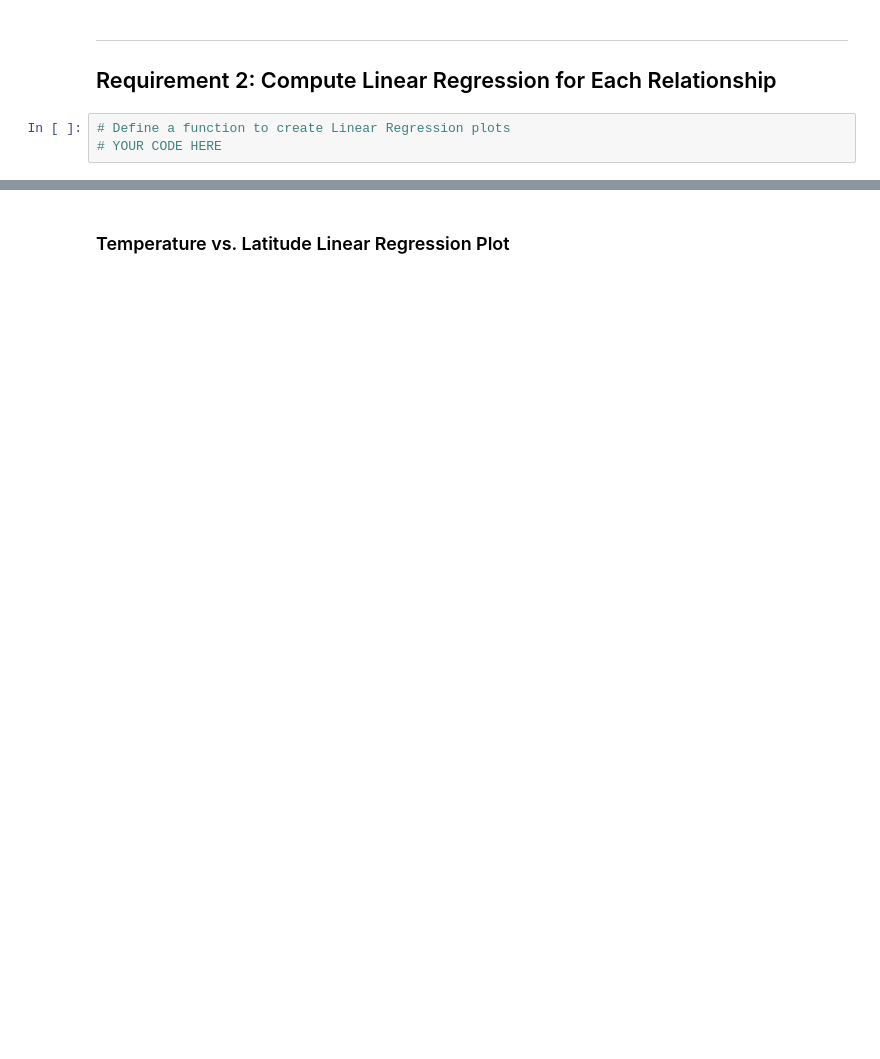
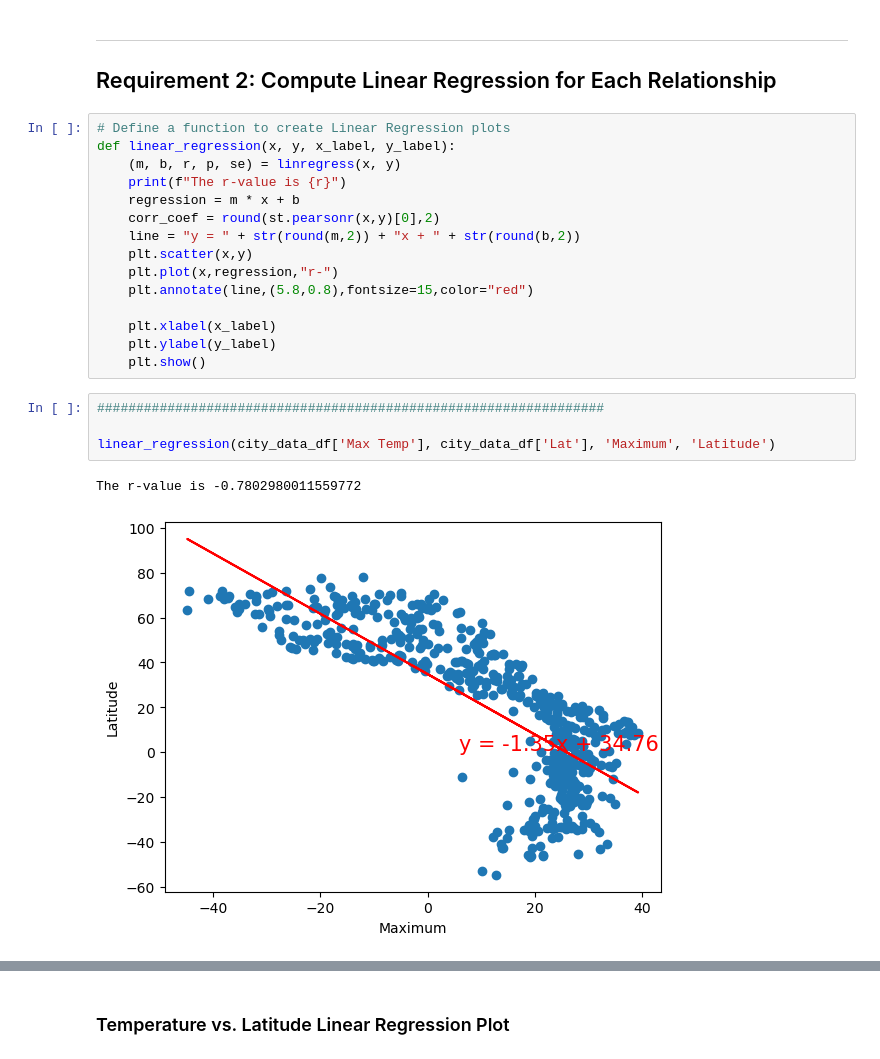
Before and after one commit to equitymarkets/python-api-challenge, a Jupyter notebook: WeatherPy/WeatherPy.ipynb, the cells around one changed output, grey strips where cells are left out. Saved outputs shown, nothing was run; the diff lists cells and outputs as text; blank space fills up the shorter version.

```diff
--- a/WeatherPy/WeatherPy.ipynb
+++ b/WeatherPy/WeatherPy.ipynb
@@ -259,8 +279,27 @@ plt.show()
 ---
 
 ## Requirement 2: Compute Linear Regression for Each Relationship
-# %%
-# Define a function to create Linear Regression plots
-# YOUR CODE HERE
+# %%
+# Define a function to create Linear Regression plots
+def linear_regression(x, y, x_label, y_label):
+    (m, b, r, p, se) = linregress(x, y)
+    print(f"The r-value is {r}")
+    regression = m * x + b
+    corr_coef = round(st.pearsonr(x,y)[0],2)
+    line = "y = " + str(round(m,2)) + "x + " + str(round(b,2))
+    plt.scatter(x,y)
+    plt.plot(x,regression,"r-")
+    plt.annotate(line,(5.8,0.8),fontsize=15,color="red")
+
+    plt.xlabel(x_label)
+    plt.ylabel(y_label)
+    plt.show()
+# %%
+#################################################################
+
+linear_regression(city_data_df['Max Temp'], city_data_df['Lat'], 'Maximum', 'Latitude')
+# %% [output]
+The r-value is -0.7802980011559772
+[figure, added]
 # %%
 # Create a DataFrame with the Northern Hemisphere data (Latitude >= 0)
```
Also changed, not shown: parts of 20 cells of this notebook, 6 other files.
